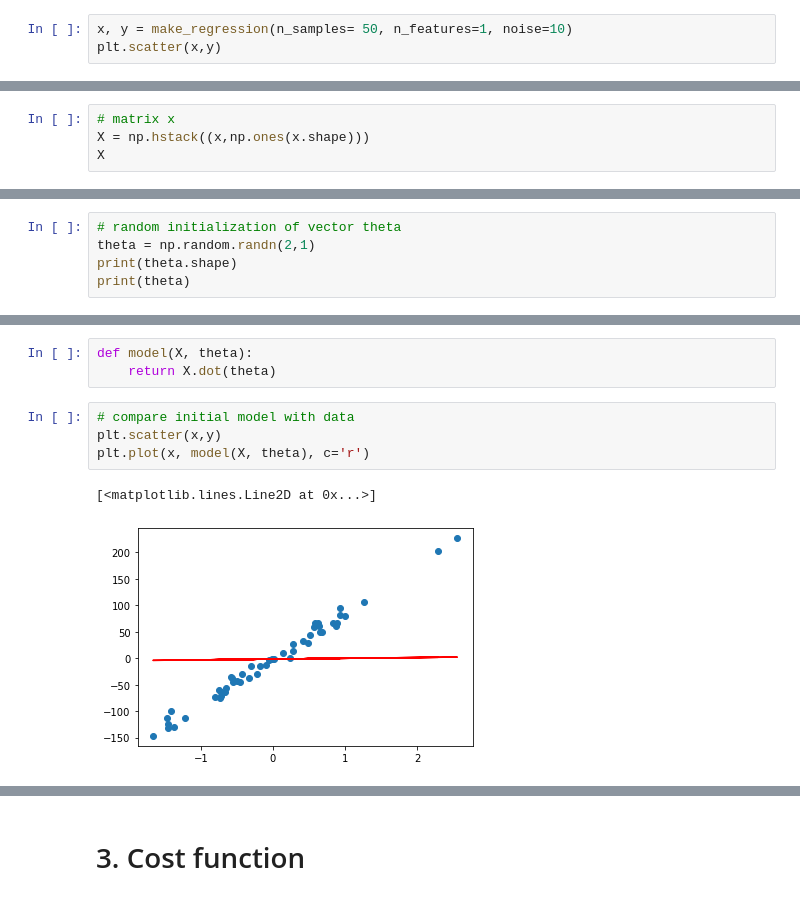
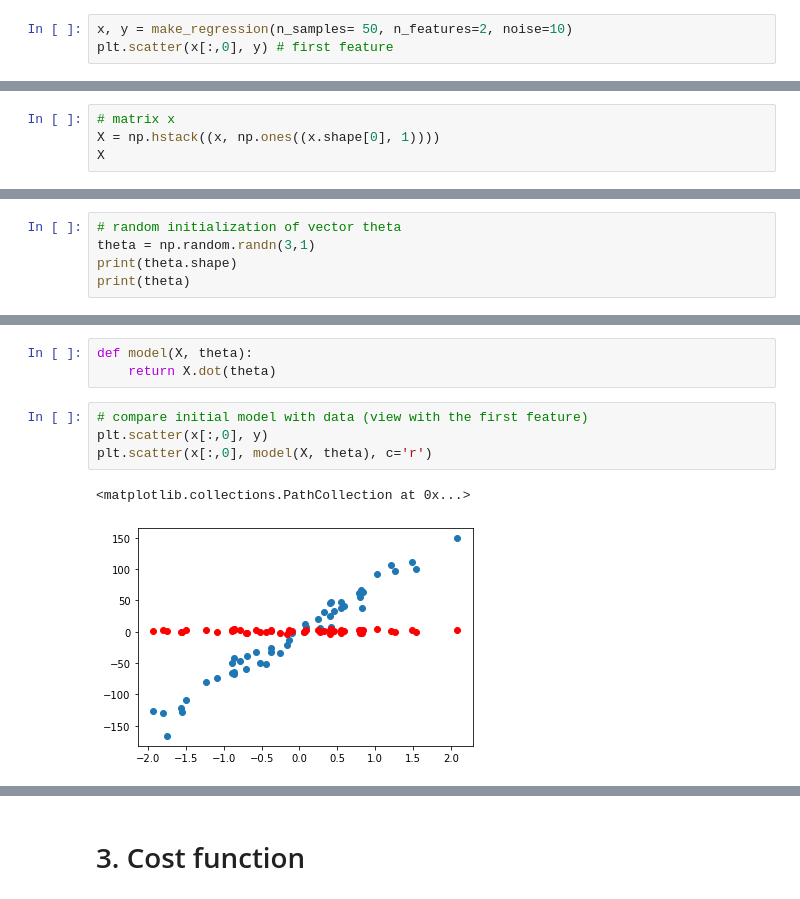
Before and after one commit to Benjamin-Ousmane/Data_Science, a Jupyter notebook: machineLearnia/linearRegression.ipynb, the cells around one changed output, grey strips where cells are left out. Cells and saved outputs as stored; diff of their text form.

```diff
--- a/machineLearnia/linearRegression.ipynb
+++ b/machineLearnia/linearRegression.ipynb
@@ -5,7 +8,7 @@ import matplotlib.pyplot as plt
 # %% [markdown]
  # 1. Dataset
 # %%
-x, y = make_regression(n_samples= 50, n_features=1, noise=10)
-plt.scatter(x,y)
+x, y = make_regression(n_samples= 50, n_features=2, noise=10)
+plt.scatter(x[:,0], y) # first feature
 # %% [output]
 <matplotlib.collections.PathCollection at 0x...>
@@ -20,5 +24,5 @@ print(y.shape)
 # %%
 # matrix x
-X = np.hstack((x,np.ones(x.shape)))
+X = np.hstack((x, np.ones((x.shape[0], 1))))
 X
 # %% [output]
@@ -42,6 +46,6 @@ array([[-0.55070292,  1.        ],
 # %%
 # random initialization of vector theta
-theta = np.random.randn(2,1)
+theta = np.random.randn(3,1)
 print(theta.shape)
 print(theta)
 # %% [output]
@@ -54,9 +59,9 @@ print(theta)
 def model(X, theta):
     return X.dot(theta)
 # %%
-# compare initial model with data
-plt.scatter(x,y)
-plt.plot(x, model(X, theta), c='r')
+# compare initial model with data (view with the first feature)
+plt.scatter(x[:,0], y)
+plt.scatter(x[:,0], model(X, theta), c='r')
 # %% [output]
-[<matplotlib.lines.Line2D at 0x...>]
+<matplotlib.collections.PathCollection at 0x...>
-[figure, old version]
+[figure, new version]
```
Also changed, not shown: parts of 13 cells of this notebook, 1 other file.
